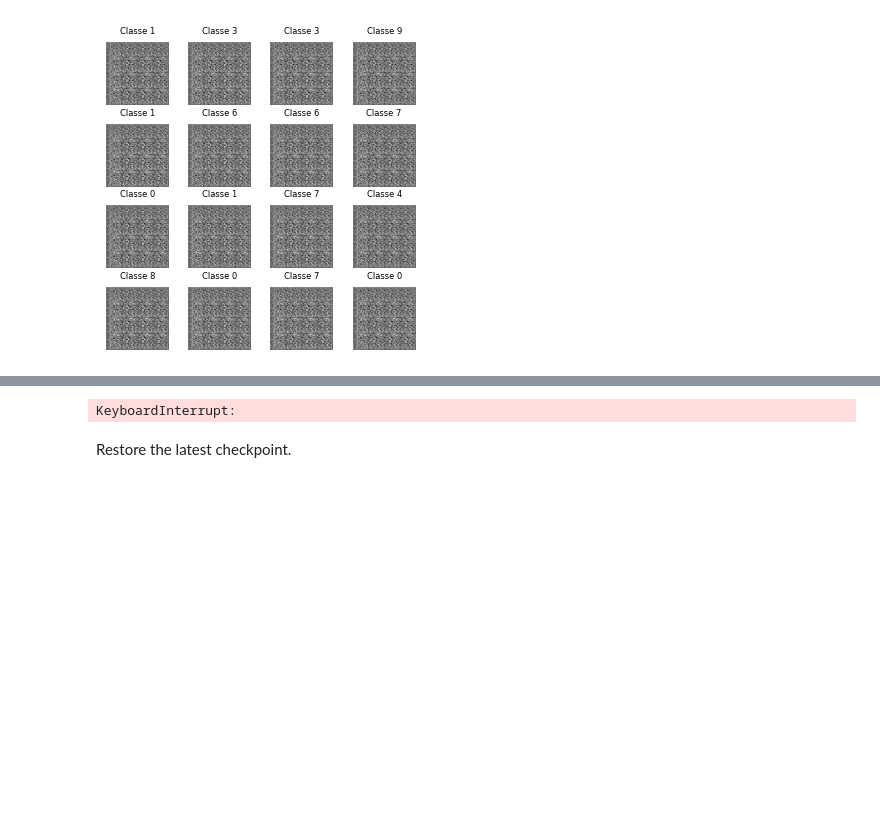
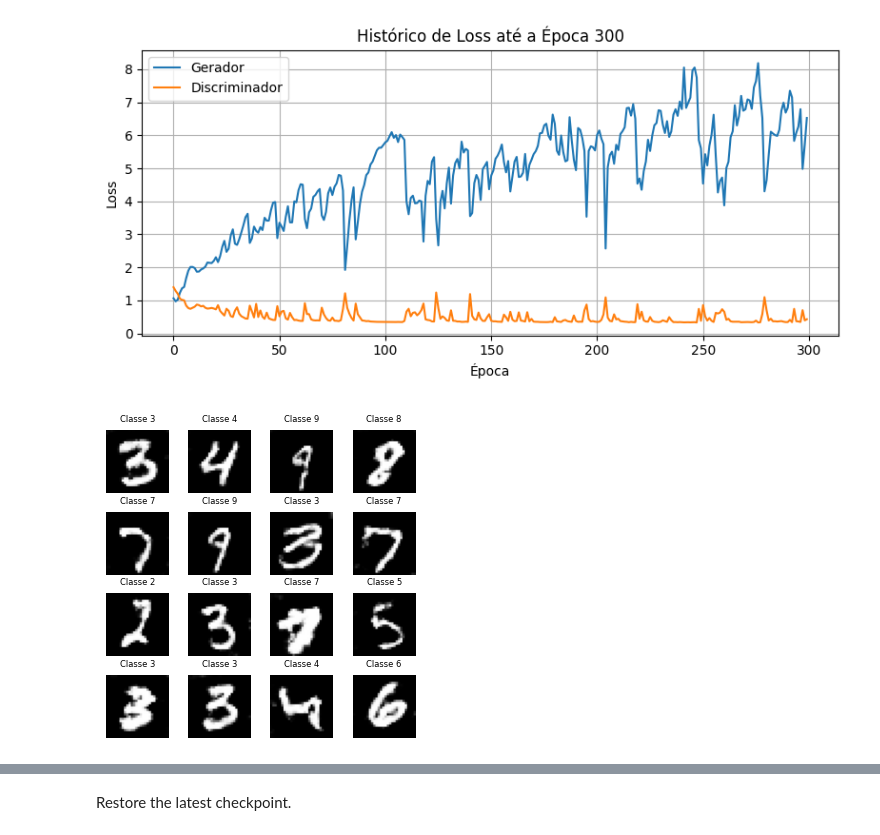
Before and after one commit to Birunda3000/gan-medical-image, a Jupyter notebook: mnist-dcgan_pickle.ipynb, the cells around one changed output, grey strips where cells are left out. Cells and saved outputs as stored; diff of their text form; code cells hidden in the pictures; blank space fills up the shorter version.

```diff
--- a/mnist-dcgan_pickle.ipynb
+++ b/mnist-dcgan_pickle.ipynb
@@ -122,6 +120,6 @@ train_dataset = train_dataset.shuffle(BUFFER_SIZE)
 train_dataset = train_dataset.batch(BATCH_SIZE)
 train_dataset = train_dataset.prefetch(buffer_size=tf.data.AUTOTUNE)
 # %%
-generator = gen.make_generator_model(noise_dim + num_of_classes)
+generator = gen.make_generator_model(noise_dim + num_of_classes, output_shape=(IMG_SIZE, IMG_SIZE, channels))
 tf.keras.utils.plot_model(generator, show_shapes=True)
 # %% [output]
@@ -194,51 +219,26 @@ TensorShape([16, 104])
 # %%
 @tf.function(jit_compile=True)
-def train_step(images, labels):
-
+def train_step(images, labels, step):
     real_batch_size = tf.shape(images)[0]
 
     noise = tf.random.normal([real_batch_size, noise_dim])
-    labels = tf.cast(labels, tf.float32)  # Converte os labels para float32
+    labels = tf.cast(labels, tf.float32)
     noise = tf.concat([noise, labels], axis=1)
 
     with tf.GradientTape() as gen_tape, tf.GradientTape() as disc_tape:
         generated_images = generator(noise, training=True)
-        # Passa os dois inputs para o discriminador: imagem e label
+
         real_output = discriminator([images, labels], training=True)
         fake_output = discriminator([generated_images, labels], training=True)
 
         gen_loss = gen.generator_loss(fake_output)
         disc_loss = dis.discriminator_loss(real_output, fake_output)
 
-
     gradients_of_generator = gen_tape.gradient(gen_loss, generator.trainable_variables)
     gen.generator_optimizer.apply_gradients(zip(gradients_of_generator, generator.trainable_variables))
 
+    if tf.equal(step % disc_update_interval, 0):
+        gradients_of_discriminator = disc_tape.gradient(disc_loss, discriminator.trainable_variables)
+        dis.discriminator_optimizer.apply_gradients(zip(gradients_of_discriminator, discriminator.trainable_variables))
 
-    gradients_of_discriminator = disc_tape.gradient(disc_loss, discriminator.trainable_variables)
-    dis.discriminator_optimizer.apply_gradients(zip(gradients_of_discriminator, discriminator.trainable_variables))
-
-    #return gen_loss, disc_loss
+    return gen_loss, disc_loss
-# %%
-def train(dataset, epochs):
-    start_training = time.time()
-    for epoch in range(epochs):
-        start = time.time()
-
-        for image_batch, label_batch in dataset:  # Agora pegamos rótulos junto com imagens
-            train_step(image_batch, label_batch)  # Passamos diretamente para train_step
-
-        # Exibir imagens geradas ao longo do treinamento
-        display.clear_output(wait=True)
-        ut.generate_and_save_images(generator, epoch + 1, seed, out_path)
-
-        # Salvar modelo a cada 15 épocas
-        if (epoch + 1) % 15 == 0:
-            checkpoint.save(file_prefix=checkpoint_prefix)
-
-        print(f'Time for epoch {epoch + 1} is {time.time()-start:.2f} sec')
-
-    # Gerar imagens após a última época
-    display.clear_output(wait=True)
-    ut.generate_and_save_images(generator, epochs, seed, out_path)
-    print(f'Total training time {time.time()-start_training:.2f} sec after {epoch+1} epochs')
@@ -245,6 +292,7 @@ def train(dataset, epochs):
 # %%
-#file_writer = tf.summary.create_file_writer(log_dir)
+file_writer = tf.summary.create_file_writer(log_dir)
 # %%
-train(train_dataset, EPOCHS) #file_writer=file_writer)
+train(train_dataset, EPOCHS, file_writer=file_writer)
 # %% [output]
-[figure, old version]
+[figure, new version]
+[figure, added]
@@ -252,4 +301,3 @@ Time for epoch 301 is 4.41 sec
-KeyboardInterrupt:
 # %% [markdown]
 Restore the latest checkpoint.
 # %%
```
Also changed, not shown: parts of 18 cells of this notebook, 3 other files.
